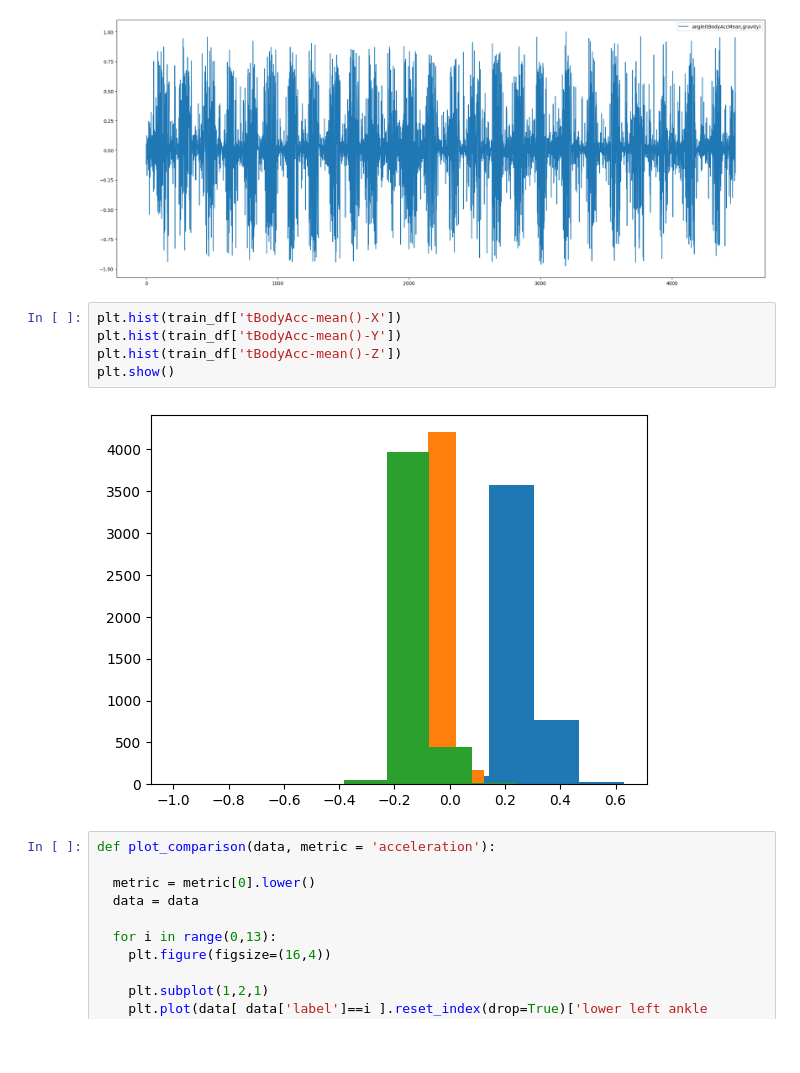
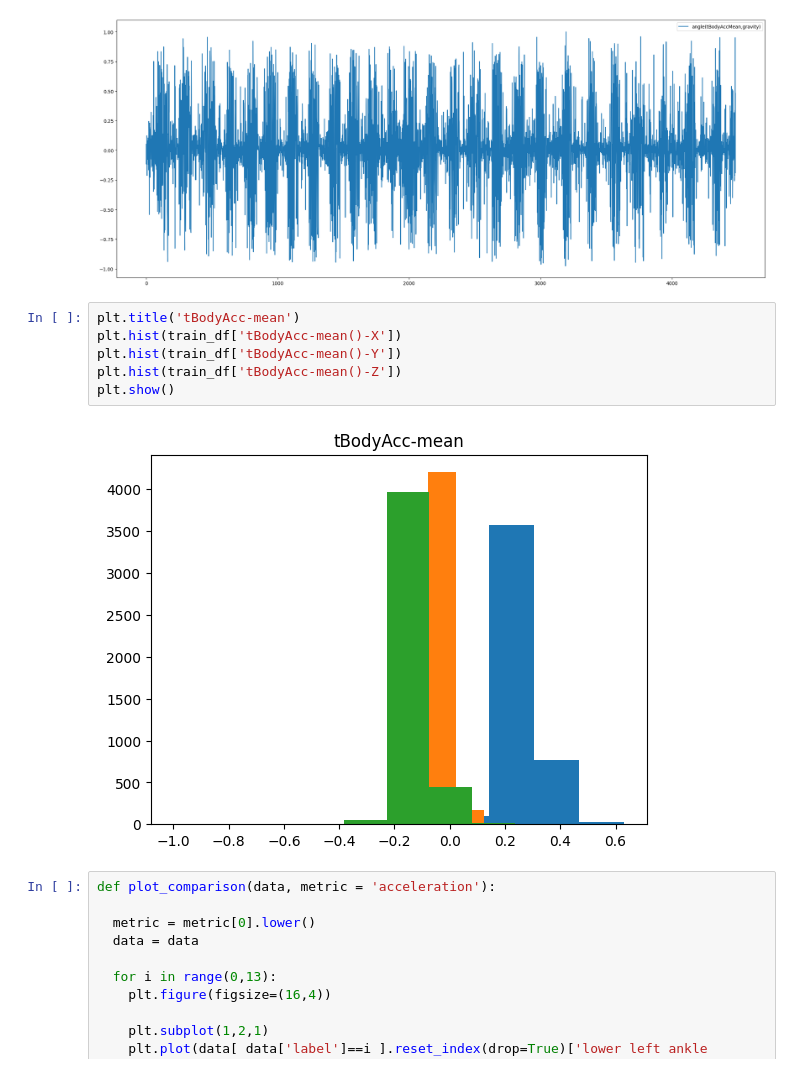
Before and after one commit to johnymeng/imed, a Jupyter notebook: Fall Dectection/smartphone_postural_15.ipynb, the cells around one changed output. Saved outputs shown, nothing was run; the diff lists cells and outputs as text; blank space fills up the shorter version.

```diff
--- a/Fall Dectection/smartphone_postural_15.ipynb
+++ b/Fall Dectection/smartphone_postural_15.ipynb
@@ -263,12 +263,13 @@ plt.show
 [figure]
 [figure]
 # %%
+plt.title('tBodyAcc-mean')
 plt.hist(train_df['tBodyAcc-mean()-X'])
 plt.hist(train_df['tBodyAcc-mean()-Y'])
 plt.hist(train_df['tBodyAcc-mean()-Z'])
 plt.show()
 # %% [output]
-[figure, old version]
+[figure, new version]
 # %%
 def plot_comparison(data, metric = 'acceleration'):
 
```
Also changed, not shown: 1 other file.
